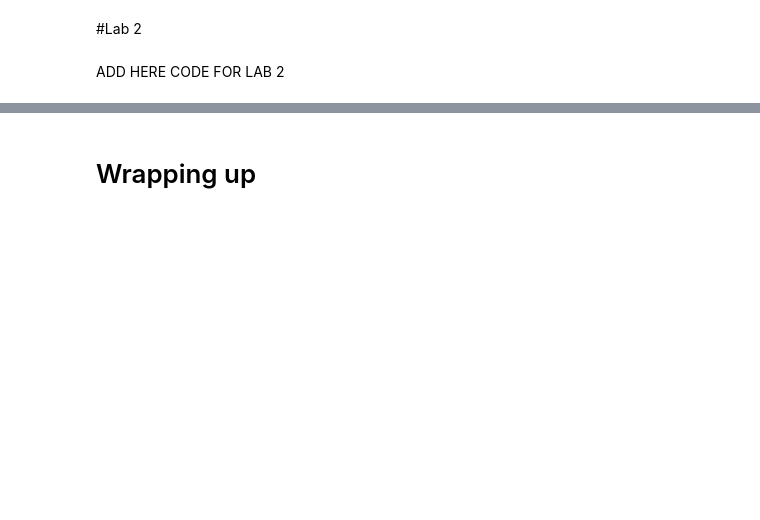
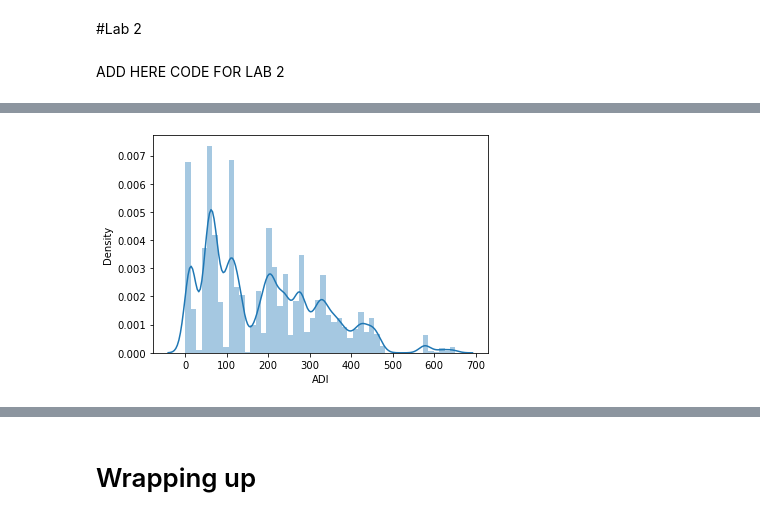
Before and after one commit to MinalBorse/lab-feature-engineering, a Jupyter notebook: L. 7.01 7.02 with activity solutions.ipynb, the cells around one changed output, grey strips where cells are left out. Drawn from its saved outputs; the diff is of its cells as text; code cells hidden in the pictures; blank space fills up the shorter version.

```diff
--- a/L. 7.01 7.02 with activity solutions.ipynb
+++ b/L. 7.01 7.02 with activity solutions.ipynb
@@ -918,0 +1015,5 @@ ADD HERE CODE FOR LAB 2
+# %%
+sns.distplot(numerical['ADI'])
+plt.show()
+# %% [output]
+[figure, added]
```
Also changed, not shown: parts of 26 cells of this notebook.
